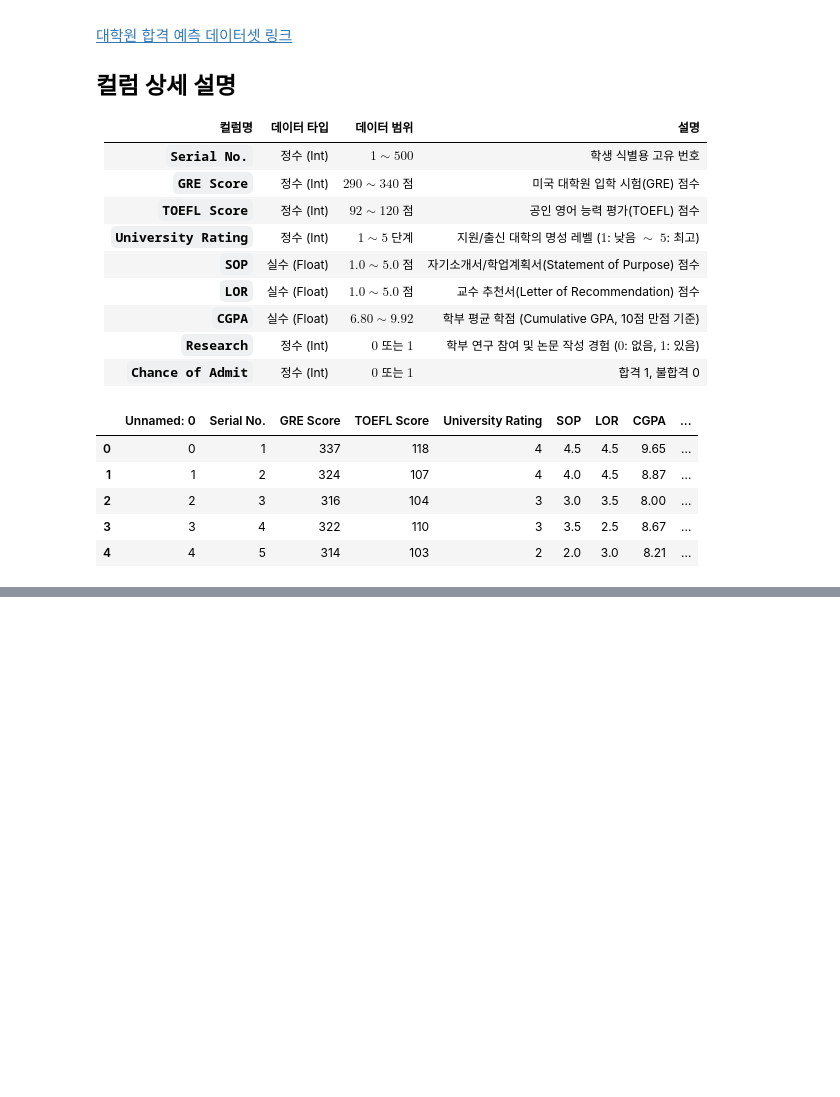
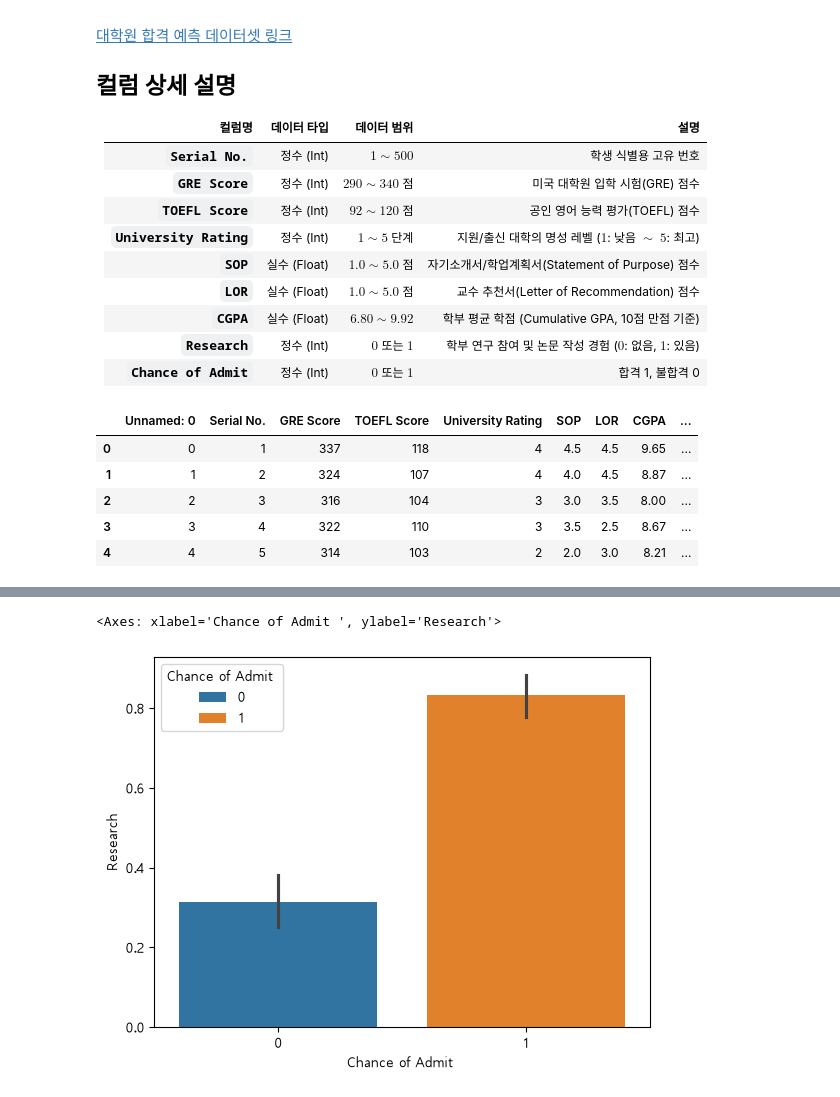
Before and after one commit to shoh03/kdt-ml, a Jupyter notebook: 7. LinearRegression, LogisticRegressio(선형회귀, 이진분류).ipynb, the cells around one changed output, grey strips where cells are left out. Cells and saved outputs as stored; diff of their text form; code cells hidden in the pictures; blank space fills up the shorter version.

```diff
--- a/7. LinearRegression, LogisticRegressio(선형회귀, 이진분류).ipynb
+++ b/7. LinearRegression, LogisticRegressio(선형회귀, 이진분류).ipynb
@@ -294,0 +333,3 @@ df.head()
+# %%
+uni_df = df.drop(["Unnamed: 0", "Serial No."], axis=1)
+uni_df
@@ -294,0 +350,5 @@ df.head()
+# %%
+sns.barplot(data=uni_df, x="Chance of Admit ", y="Research", hue="Chance of Admit ")
+# %% [output]
+<Axes: xlabel='Chance of Admit ', ylabel='Research'>
+[figure, added]
```
Also changed, not shown: parts of 82 cells of this notebook, 2 other files.
